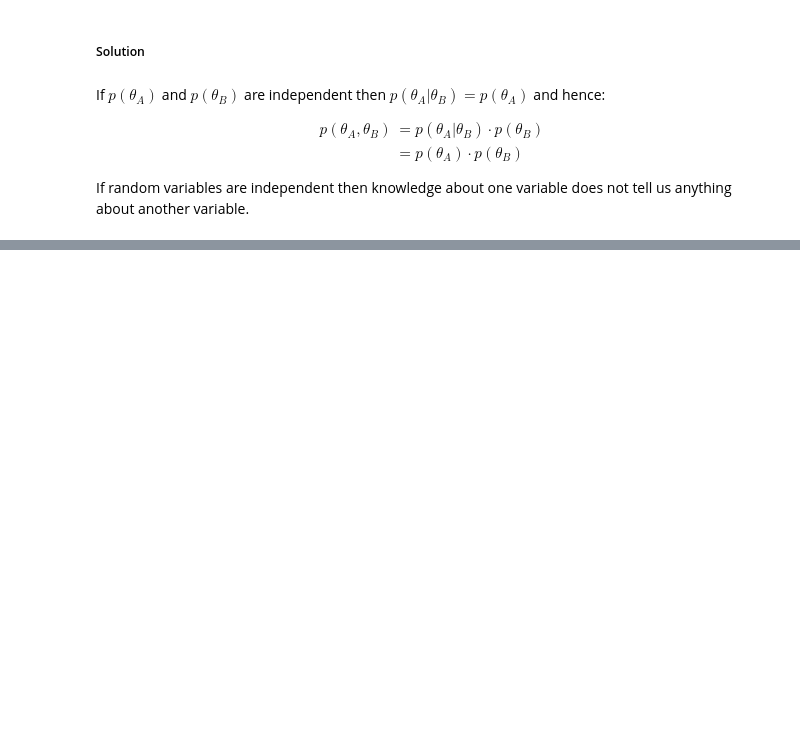
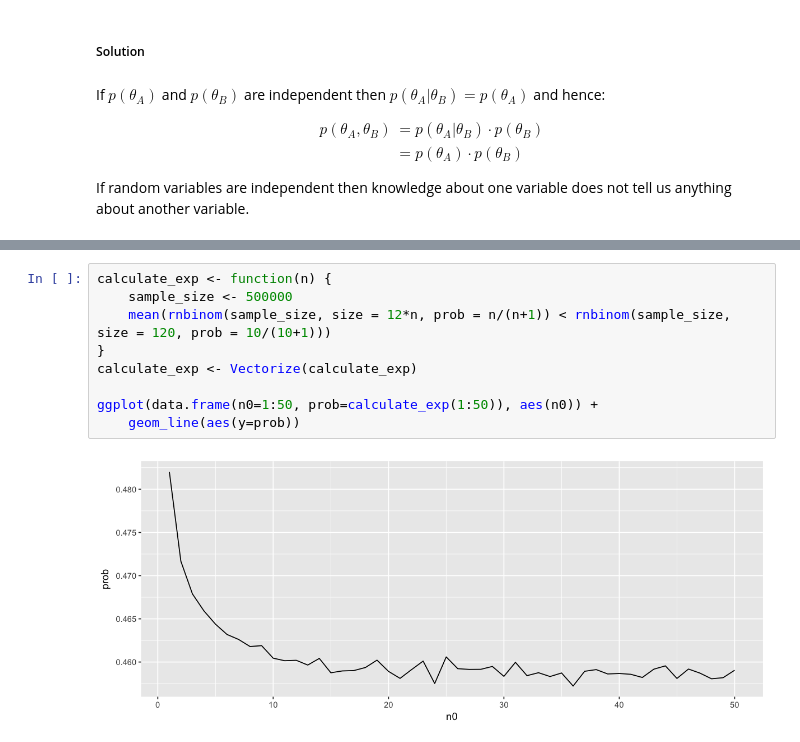
Before and after one commit to andreo/bayesian-statistical-methods-solutions, a Jupyter notebook: Exercise_3.3.ipynb, the cells around one changed output, grey strips where cells are left out. Drawn from its saved outputs; the diff is of its cells as text; blank space fills up the shorter version.

```diff
--- a/Exercise_3.3.ipynb
+++ b/Exercise_3.3.ipynb
@@ -131,0 +239,11 @@ If random variables are independent then knowledge about one variable does not t
+# %%
+calculate_exp <- function(n) {
+    sample_size <- 500000
+    mean(rnbinom(sample_size, size = 12*n, prob = n/(n+1)) < rnbinom(sample_size, size = 120, prob = 10/(10+1)))
+}
+calculate_exp <- Vectorize(calculate_exp)
+
+ggplot(data.frame(n0=1:50, prob=calculate_exp(1:50)), aes(n0)) +
+    geom_line(aes(y=prob))
+# %% [output]
+[figure, added]
```
Also changed, not shown: parts of 16 cells of this notebook.
